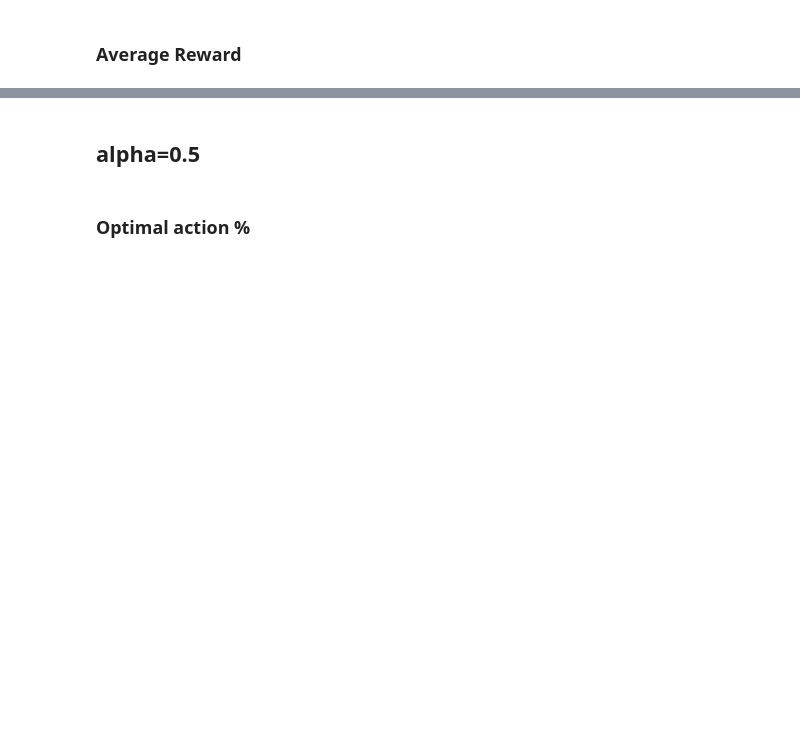
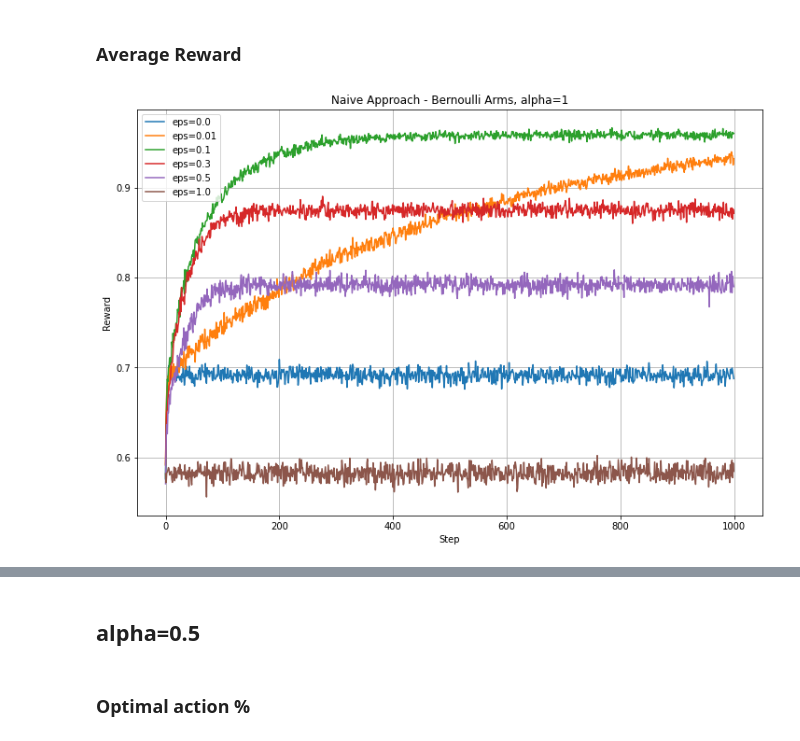
Before and after one commit to sungwoopark95/rl-practice, a Jupyter notebook: bandit/Bandit_Analysis.ipynb, the cells around one changed output, grey strips where cells are left out. Drawn from its saved outputs; the diff is of its cells as text; code cells hidden in the pictures; blank space fills up the shorter version.

```diff
--- a/bandit/Bandit_Analysis.ipynb
+++ b/bandit/Bandit_Analysis.ipynb
@@ -96,5 +97,8 @@ plot_results(gaus_results_naive_1, column='chosen_optimal', title="Naive Approac
 # %% [markdown]
 ### Average Reward
 # %%
-plot_results(bern_results_naive_1, column='reward', title="Naive Approach - Bernoulli Arms, alpha=1")
+plot_results(bern_results_naive_1, column='reward',
+             title="Naive Approach - Bernoulli Arms, alpha=1", is_ucb=False)
+# %% [output]
+[figure, added]
 # %%
```
Also changed, not shown: parts of 63 cells of this notebook, 3 other files.
